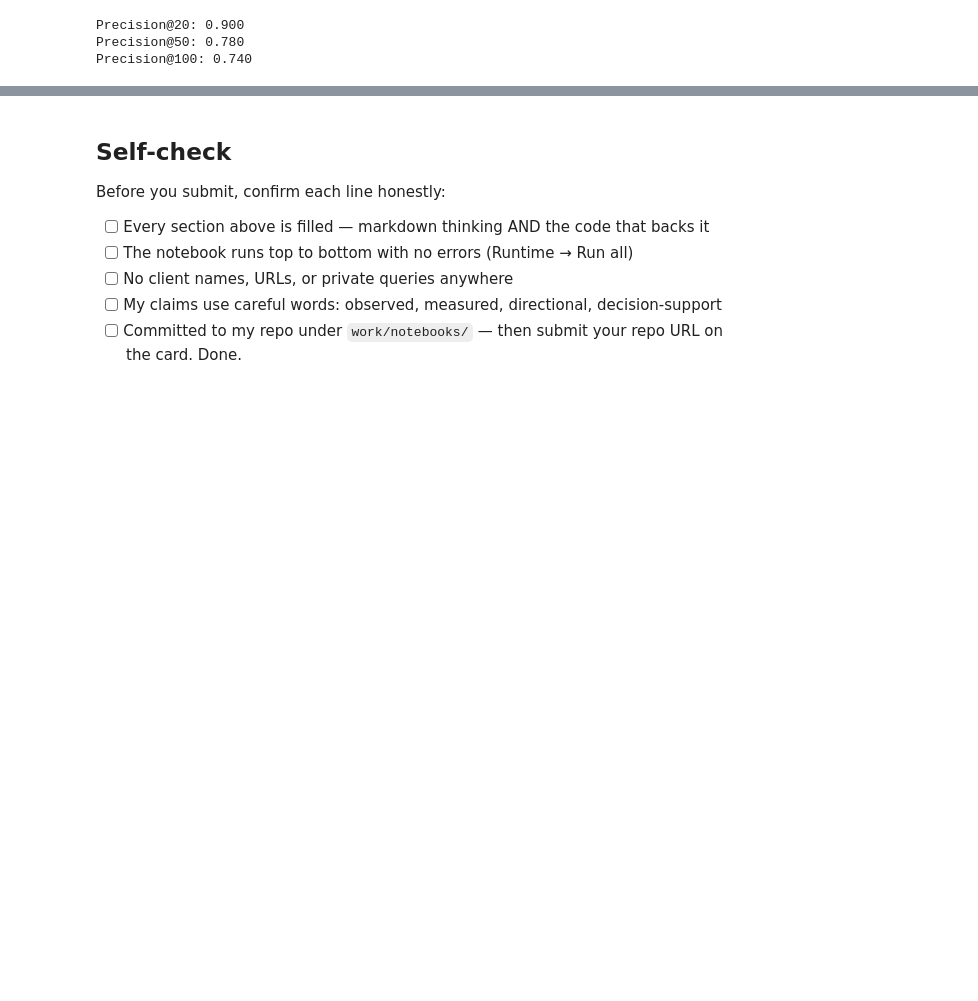
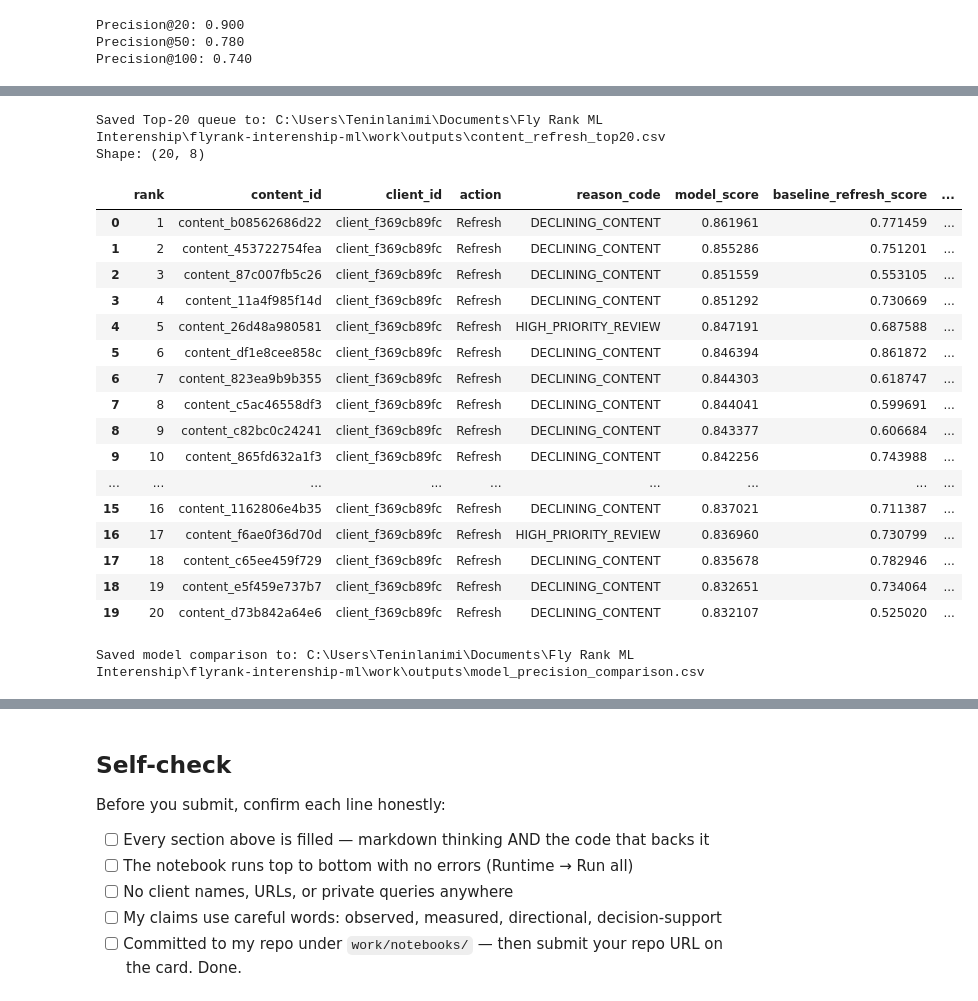
Before and after one commit to Teninlanimi/flyrank-internship-ml, a Jupyter notebook: work/notebooks/w07_action_playbook.ipynb, the cells around one changed output, grey strips where cells are left out. Drawn from its saved outputs; the diff is of its cells as text; code cells hidden in the pictures; blank space fills up the shorter version.

```diff
--- a/work/notebooks/w07_action_playbook.ipynb
+++ b/work/notebooks/w07_action_playbook.ipynb
@@ -865,0 +768,10 @@ ValueError: DataFrame constructor not properly called!
+# %%
+# Create reason codes for the refresh queue
+
+ranked_results["reason_code"] = np.where(
+    ranked_results["is_declining_label"] == 1,
+    "DECLINING_CONTENT",
+    "HIGH_PRIORITY_REVIEW"
+)
+
+ranked_results.head(10)
@@ -865,0 +827,14 @@ ValueError: DataFrame constructor not properly called!
+# %%
+# Create the outputs directory
+outputs_dir = repo_root / "work" / "outputs"
+outputs_dir.mkdir(parents=True, exist_ok=True)
+
+# Save the full ranked queue
+queue_path = outputs_dir / "content_refresh_priority_queue.csv"
+
+queue_export.to_csv(
+    queue_path,
+    index=False
+)
+
+print(f"Saved queue to: {queue_path}")
@@ -865,0 +869,49 @@ ValueError: DataFrame constructor not properly called!
+# %%
+# Create the Top-20 ranked queue
+top20_export = queue_export.head(20).copy()
+
+# Save Top-20
+top20_path = outputs_dir / "content_refresh_top20.csv"
+
+top20_export.to_csv(
+    top20_path,
+    index=False
+)
+
+print(f"Saved Top-20 queue to: {top20_path}")
+
+print("Shape:", top20_export.shape)
+top20_export
+# %% [output]
+Saved Top-20 queue to: C:\Users\Teninlanimi\Documents\Fly Rank ML Interenship\flyrank-interenship-ml\work\outputs\content_refresh_top20.csv
+Shape: (20, 8)
+|  | rank | content_id | client_id | action | reason_code | model_score | baseline_refresh_score | ... |
+| 0 | 1 | content_b08562686d22 | client_f369cb89fc | Refresh | DECLINING_CONTENT | 0.861961 | 0.771459 | ... |
+| 1 | 2 | content_453722754fea | client_f369cb89fc | Refresh | DECLINING_CONTENT | 0.855286 | 0.751201 | ... |
+| 2 | 3 | content_87c007fb5c26 | client_f369cb89fc | Refresh | DECLINING_CONTENT | 0.851559 | 0.553105 | ... |
+| 3 | 4 | content_11a4f985f14d | client_f369cb89fc | Refresh | DECLINING_CONTENT | 0.851292 | 0.730669 | ... |
+| 4 | 5 | content_26d48a980581 | client_f369cb89fc | Refresh | HIGH_PRIORITY_REVIEW | 0.847191 | 0.687588 | ... |
+| 5 | 6 | content_df1e8cee858c | client_f369cb89fc | Refresh | DECLINING_CONTENT | 0.846394 | 0.861872 | ... |
+| 6 | 7 | content_823ea9b9b355 | client_f369cb89fc | Refresh | DECLINING_CONTENT | 0.844303 | 0.618747 | ... |
+| 7 | 8 | content_c5ac46558df3 | client_f369cb89fc | Refresh | DECLINING_CONTENT | 0.844041 | 0.599691 | ... |
+| 8 | 9 | content_c82bc0c24241 | client_f369cb89fc | Refresh | DECLINING_CONTENT | 0.843377 | 0.606684 | ... |
+| 9 | 10 | content_865fd632a1f3 | client_f369cb89fc | Refresh | DECLINING_CONTENT | 0.842256 | 0.743988 | ... |
+| ... | ... | ... | ... | ... | ... | ... | ... | ... |
+| 15 | 16 | content_1162806e4b35 | client_f369cb89fc | Refresh | DECLINING_CONTENT | 0.837021 | 0.711387 | ... |
+| 16 | 17 | content_f6ae0f36d70d | client_f369cb89fc | Refresh | HIGH_PRIORITY_REVIEW | 0.836960 | 0.730799 | ... |
+| 17 | 18 | content_c65ee459f729 | client_f369cb89fc | Refresh | DECLINING_CONTENT | 0.835678 | 0.782946 | ... |
+| 18 | 19 | content_e5f459e737b7 | client_f369cb89fc | Refresh | DECLINING_CONTENT | 0.832651 | 0.734064 | ... |
+| 19 | 20 | content_d73b842a64e6 | client_f369cb89fc | Refresh | DECLINING_CONTENT | 0.832107 | 0.525020 | ... |
+# %%
+# Save model Precision@K comparison
+
+comparison_path = outputs_dir / "model_precision_comparison.csv"
+
+comparison_df.to_csv(
+    comparison_path,
+    index=False
+)
+
+print(f"Saved model comparison to: {comparison_path}")
+# %% [output]
+Saved model comparison to: C:\Users\Teninlanimi\Documents\Fly Rank ML Interenship\flyrank-interenship-ml\work\outputs\model_precision_comparison.csv
```
Also changed, not shown: parts of 14 cells of this notebook.
